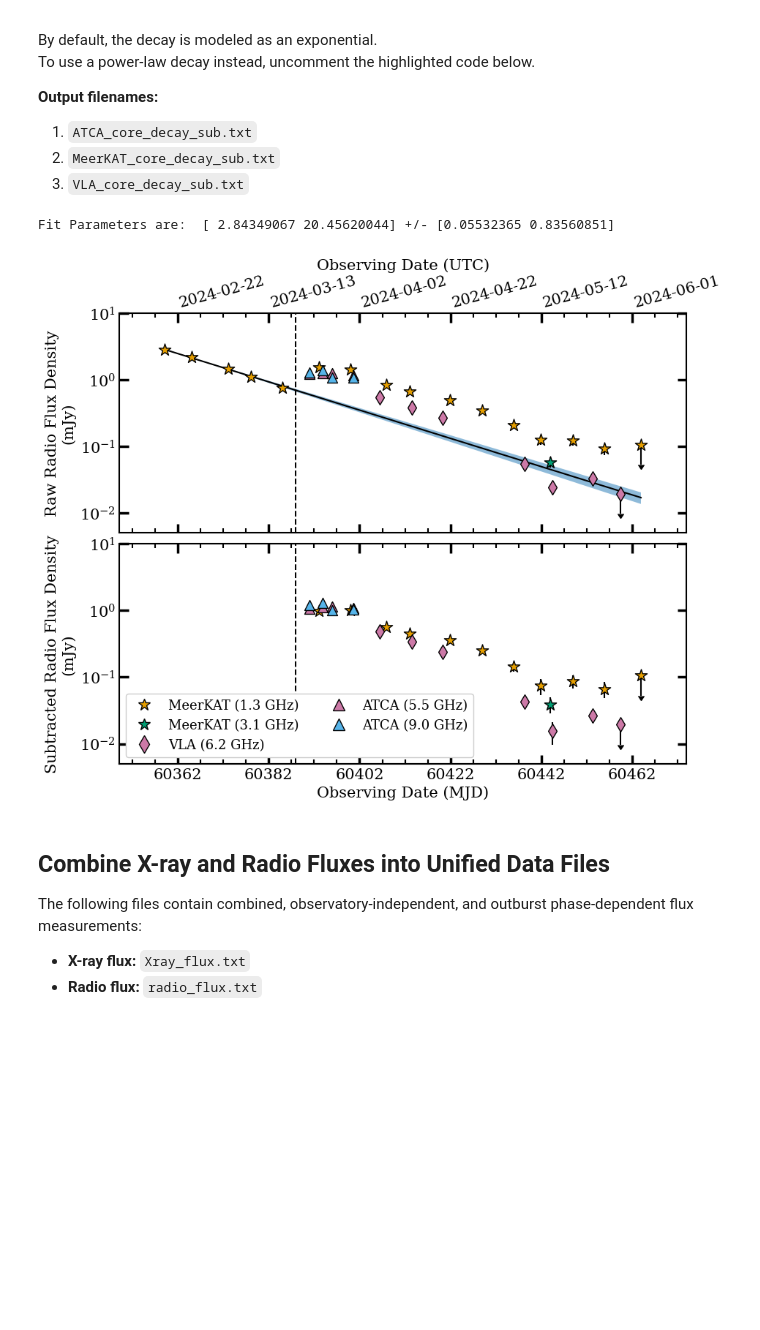
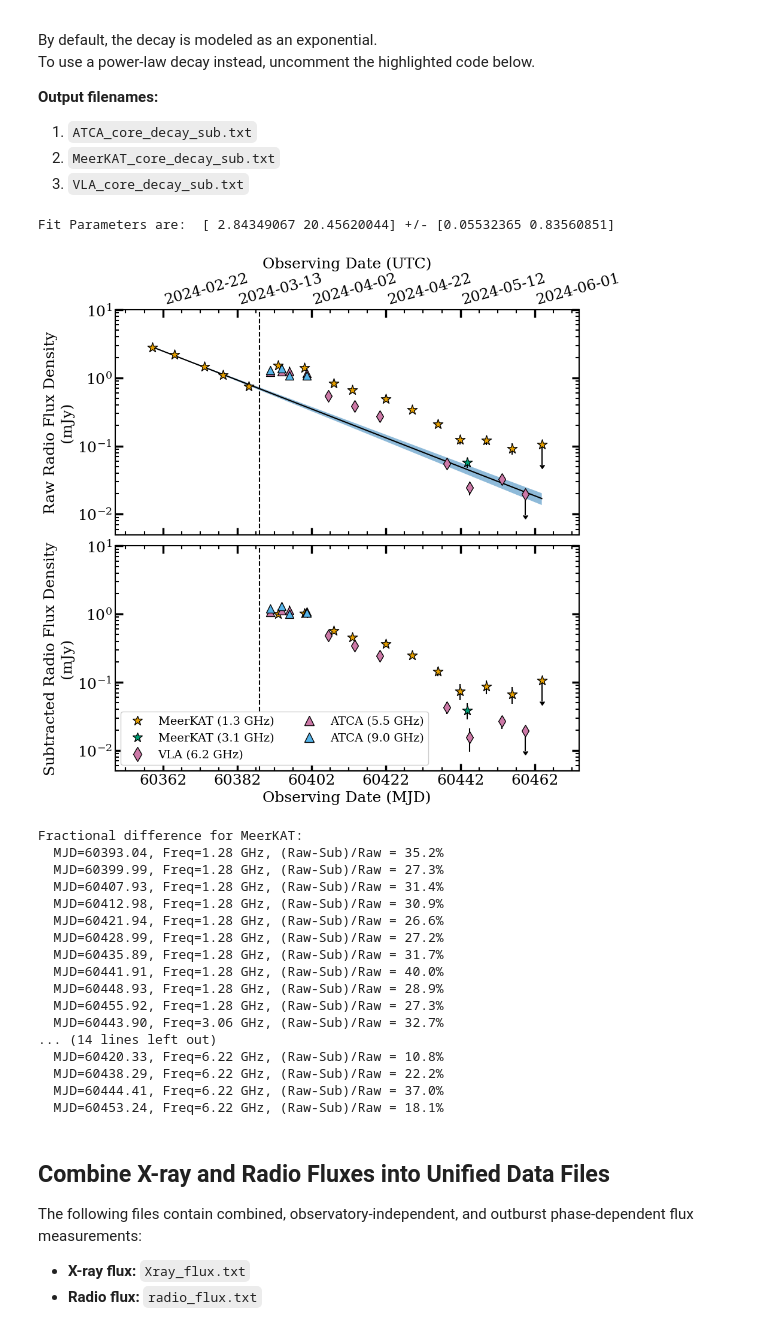
Before and after one commit to AKHughes1994/SwJ1727_2023_Outburst, a Jupyter notebook: RadioXrayCorrelation/SWJ1717_LRLX_Notebook.ipynb, the cells around one changed output. Cells and saved outputs as stored; diff of their text form; code cells hidden in the pictures; blank space fills up the shorter version.

```diff
--- a/RadioXrayCorrelation/SWJ1717_LRLX_Notebook.ipynb
+++ b/RadioXrayCorrelation/SWJ1717_LRLX_Notebook.ipynb
@@ -46,7 +46,7 @@ print(sys.version)
 # %%
 # Formatting opinions
 mpl.rcParams.update(mpl.rcParamsDefault)
-mpl.rcParams['font.size'] = 15
+mpl.rcParams['font.size'] = 18
 mpl.rcParams['font.family'] = 'serif'
 
 mpl.rcParams['ytick.right'] = True
@@ -56,7 +56,7 @@ mpl.rcParams['ytick.labelsize'] = 'medium'
 mpl.rcParams['ytick.major.width'] = 2.5
 mpl.rcParams['ytick.minor.width'] = 1.5
 mpl.rcParams['ytick.major.size'] = 9.0
-mpl.rcParams['ytick.minor.size'] = .0
+mpl.rcParams['ytick.minor.size'] = 4.0
 
 mpl.rcParams['xtick.top'] = True
 mpl.rcParams['xtick.direction'] = 'in'
@@ -700,8 +725,8 @@ def setup_plot(ax, ylabel, legend_elements=None):
     ax[1].set_ylabel('Radio Flux Density (mJy)')
     ax[0].set_ylabel(ylabel)
     if legend_elements is not None:
-        ax[1].legend(handles=legend_elements, fontsize=11, ncol=1, loc='upper right', framealpha=1.0)
-    ax[0].legend(fontsize=13, ncol=1, loc='lower left', framealpha=1.0)
+        ax[1].legend(handles=legend_elements, fontsize=15, ncol=1, loc='upper right', framealpha=1.0)
+    ax[0].legend(fontsize=15, ncol=1, loc='lower left', framealpha=1.0)
     ax[0].set_yscale('log')
     ax[1].set_yscale('log')
     ax[1].tick_params(labelbottom=False)
@@ -710,7 +735,7 @@ def setup_plot(ax, ylabel, legend_elements=None):
 # Plot the Rise Data #
 # ---------------- #
 
-fig, ax = plt.subplots(2, 1, figsize=(10, 8), sharex=True, gridspec_kw={'hspace': 0.05})
+fig, ax = plt.subplots(2, 1, figsize=(10, 10), sharex=True, gridspec_kw={'hspace': 0.05})
 
 plot_xray(ax[0], xrt_rise, xrt_rise_interp, 'Rise')
 cplt, bin_labels, freq_legend_entries = plot_radio_by_freqbin(
@@ -724,7 +749,7 @@ cplt, bin_labels, freq_legend_entries = plot_radio_by_freqbin(
 )
 
 # Add frequency legend (all unique telescope/frequency pairs present)
-ax[1].legend(handles=freq_legend_entries, fontsize=13, ncol=2, loc='lower right', framealpha=1.0)
+ax[1].legend(handles=freq_legend_entries, fontsize=15, ncol=2, loc='lower right', framealpha=1.0)
 
 # Only call setup_plot without legend_elements to avoid overwriting the frequency legend
 setup_plot(ax, 'X-ray Flux [1-10 keV]\n(erg s$^{-1}$ cm$^{-2}$)', legend_elements=None)
@@ -737,7 +762,7 @@ plt.show()
 # Plot the Decay Data #
 # ---------------- #
 
-fig, ax = plt.subplots(2, 1, figsize=(10, 8), sharex=True, gridspec_kw={'hspace': 0.05})
+fig, ax = plt.subplots(2, 1, figsize=(10, 10), sharex=True, gridspec_kw={'hspace': 0.05})
 
 plot_xray(ax[0], xrt_decay, xrt_decay_interp, 'Decay')
 cplt, bin_labels, freq_legend_entries = plot_radio_by_freqbin(
@@ -750,7 +775,7 @@ cplt, bin_labels, freq_legend_entries = plot_radio_by_freqbin(
     bin_to_color=BIN_TO_COLOR
 )
 
-ax[1].legend(handles=freq_legend_entries, fontsize=13, ncol=2, loc='lower left', framealpha=1.0)
+ax[1].legend(handles=freq_legend_entries, fontsize=15, ncol=2, loc='lower left', framealpha=1.0)
 
 setup_plot(ax, 'X-ray Flux [1-10 keV]\n(erg s$^{-1}$ cm$^{-2}$)', legend_elements=None)
 transition_date = Time(60388, format='mjd').datetime
@@ -947,7 +972,7 @@ def plot_radio_by_freqbin_decay(ax, arr, sym, size, label, bin_to_color):
     return last_scatter
 
 # Initialize the plot
-fig, ax = plt.subplots(2, figsize=(10, 8), sharex='col', gridspec_kw={'hspace': 0.05})
+fig, ax = plt.subplots(2, figsize=(10, 10), sharex='col', gridspec_kw={'hspace': 0.05})
 
 # Plot the exponential fit
 ax[0].plot(Time(xmod, format='mjd').datetime, mod_decay(xmod, *popt), ls='-', c='k', zorder=10000, label='Exponential Fit')
@@ -965,35 +990,78 @@ cplt = plot_radio_by_freqbin_decay(ax[0], mkat_decay, '*', 150, 'MeerKAT', bin_t
 cplt = plot_radio_by_freqbin_decay(ax[0], atca_decay, '^', 100, 'ATCA', bin_to_color)
 cplt = plot_radio_by_freqbin_decay(ax[0], vla_decay, 'd', 100, 'VLA', bin_to_color)
 
 # --- Panel 2: Subtracted Data ---
 cplt = plot_radio_by_freqbin_decay(ax[1], mkat_sub[:,5:], '*', 150, 'MeerKAT', bin_to_color)
 cplt = plot_radio_by_freqbin_decay(ax[1], atca_sub, '^', 100, 'ATCA', bin_to_color)
 cplt = plot_radio_by_freqbin_decay(ax[1], vla_sub, 'd', 100, 'VLA', bin_to_color)
 
 # ---------- #
 # Formatting #
 # ---------- #
 
 for ax_i in ax:
     ax_i.axvline(Time(60388, format='mjd').datetime, ls='--', c = 'k') # Soft --> Hard; Atel 16541
 
 ax[0].set_yscale('log')
 ax[0].set_ylim(5e-3, 10)
 
 ax[1].set_yscale('log')
 ax[1].set_ylim(5e-3, 10)
 
 ax[0].set_ylabel('Raw Radio Flux Density\n(mJy)')
 ax[1].set_ylabel('Subtracted Radio Flux Density\n(mJy)')
 
 ax[-1].tick_params(labelbottom = False)
-ax[-1].legend(handles=freq_legend_entries, fontsize=13, ncol=2, loc='lower left', framealpha=1.0)
+ax[-1].legend(handles=freq_legend_entries, fontsize=14, ncol=2, loc='lower left', framealpha=1.0)
 FormatAxis(ax, [mkat_decay[0,0], mkat_decay[0,-1]], interval= 20)
 plt.savefig('plots/SWJ1717_Exponential_Decay.pdf',bbox_inches='tight')
 plt.show()
+
+# Print out the fractional difference between the subtracted flux and the total flux density for each bin:
+def print_fractional_difference(raw, sub, telescope_name):
+    freq = raw[-2]
+    ulim = raw[-1].astype(bool)
+    freq_inds = np.digitize(freq, bins) - 1
+    print(f"\nFractional difference for {telescope_name}:")
+    # For MeerKAT, skip first 5 points
+    start = 5 if telescope_name.lower() == "meerkat" else 0
+    for bin_idx in np.unique(freq_inds[~ulim]):
+        mask = (~ulim) & (freq_inds == bin_idx)
+        if telescope_name.lower() == "meerkat":
+            # Only keep indices >= start
+            idxs = np.where(mask)[0]
+            mask_idxs = idxs[idxs >= start]
+            mask = np.zeros_like(mask)
+            mask[mask_idxs] = True
+        if not np.any(mask):
+            continue
+        frac_diff = 100 * (raw[1][mask] - sub[1][mask]) / raw[1][mask]
+        for i, fd in zip(np.where(mask)[0], frac_diff):
+            print(f"  MJD={raw[0][i]:.2f}, Freq={freq[i]:.2f} GHz, (Raw-Sub)/Raw = {fd:.1f}%")
+
+print_fractional_difference(mkat_decay, mkat_sub, "MeerKAT")
+print_fractional_difference(atca_decay, atca_sub, "ATCA")
+print_fractional_difference(vla_decay, vla_sub, "VLA")
 # %% [output]
 Fit Parameters are:  [ 2.84349067 20.45620044] +/- [0.05532365 0.83560851]
-[figure, old version]
+[figure, new version]
+Fractional difference for MeerKAT:
+  MJD=60393.04, Freq=1.28 GHz, (Raw-Sub)/Raw = 35.2%
+  MJD=60399.99, Freq=1.28 GHz, (Raw-Sub)/Raw = 27.3%
+  MJD=60407.93, Freq=1.28 GHz, (Raw-Sub)/Raw = 31.4%
+  MJD=60412.98, Freq=1.28 GHz, (Raw-Sub)/Raw = 30.9%
+  MJD=60421.94, Freq=1.28 GHz, (Raw-Sub)/Raw = 26.6%
+  MJD=60428.99, Freq=1.28 GHz, (Raw-Sub)/Raw = 27.2%
+  MJD=60435.89, Freq=1.28 GHz, (Raw-Sub)/Raw = 31.7%
+  MJD=60441.91, Freq=1.28 GHz, (Raw-Sub)/Raw = 40.0%
+  MJD=60448.93, Freq=1.28 GHz, (Raw-Sub)/Raw = 28.9%
+  MJD=60455.92, Freq=1.28 GHz, (Raw-Sub)/Raw = 27.3%
+  MJD=60443.90, Freq=3.06 GHz, (Raw-Sub)/Raw = 32.7%
+... (14 lines left out)
+  MJD=60420.33, Freq=6.22 GHz, (Raw-Sub)/Raw = 10.8%
+  MJD=60438.29, Freq=6.22 GHz, (Raw-Sub)/Raw = 22.2%
+  MJD=60444.41, Freq=6.22 GHz, (Raw-Sub)/Raw = 37.0%
+  MJD=60453.24, Freq=6.22 GHz, (Raw-Sub)/Raw = 18.1%
 # %% [markdown]
 ## Combine X-ray and Radio Fluxes into Unified Data Files
 
```
Also changed, not shown: parts of 9 cells of this notebook, 7 other files.
